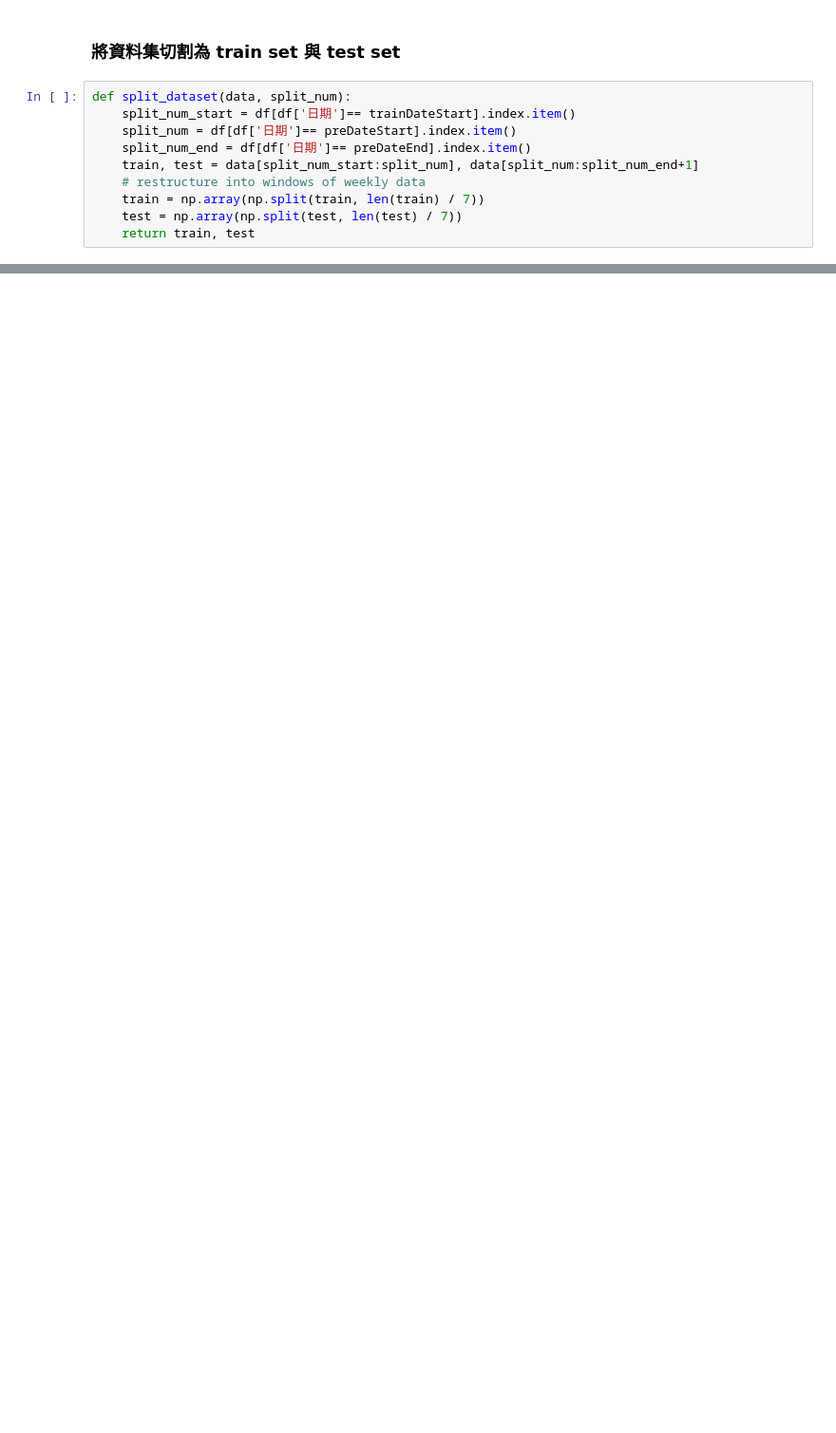
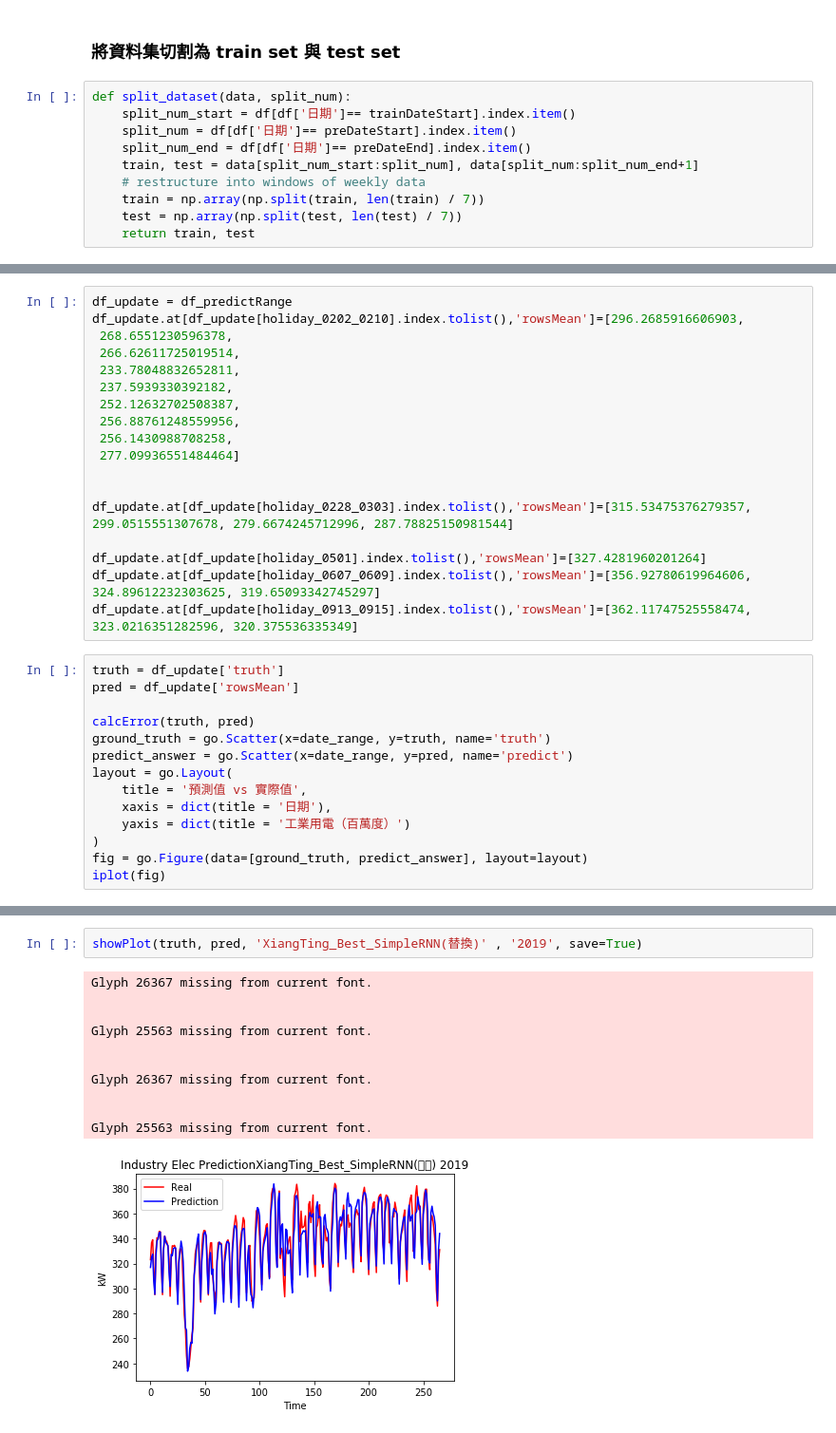
Before and after one commit to Chang-Siang/IndustryElec, a Jupyter notebook: XiangTing_Best_20200219.ipynb, the cells around one changed output, grey strips where cells are left out. Shown at 95% size. Saved outputs shown, nothing was run; the diff lists cells and outputs as text; blank space fills up the shorter version.

```diff
--- a/XiangTing_Best_20200219.ipynb
+++ b/XiangTing_Best_20200219.ipynb
@@ -338,0 +637,32 @@ def split_dataset(data, split_num):
+# %%
+df_update = df_predictRange
+df_update.at[df_update[holiday_0202_0210].index.tolist(),'rowsMean']=[296.2685916606903,
+ 268.6551230596378,
+ 266.62611725019514,
+ 233.78048832652811,
+ 237.5939330392182,
+ 252.12632702508387,
+ 256.88761248559956,
+ 256.1430988708258,
+ 277.09936551484464]
+
+
+df_update.at[df_update[holiday_0228_0303].index.tolist(),'rowsMean']=[315.53475376279357, 299.0515551307678, 279.6674245712996, 287.78825150981544]
+
+df_update.at[df_update[holiday_0501].index.tolist(),'rowsMean']=[327.4281960201264]
+df_update.at[df_update[holiday_0607_0609].index.tolist(),'rowsMean']=[356.92780619964606, 324.89612232303625, 319.65093342745297]
+df_update.at[df_update[holiday_0913_0915].index.tolist(),'rowsMean']=[362.11747525558474, 323.0216351282596, 320.375536335349]
+# %%
+truth = df_update['truth']
+pred = df_update['rowsMean']
+
+calcError(truth, pred)
+ground_truth = go.Scatter(x=date_range, y=truth, name='truth')
+predict_answer = go.Scatter(x=date_range, y=pred, name='predict')
+layout = go.Layout(
+    title = '預測值 vs 實際值',
+    xaxis = dict(title = '日期'),
+    yaxis = dict(title = '工業用電（百萬度）')
+)
+fig = go.Figure(data=[ground_truth, predict_answer], layout=layout)
+iplot(fig)
@@ -338,0 +673,14 @@ def split_dataset(data, split_num):
+# %%
+showPlot(truth, pred, 'XiangTing_Best_SimpleRNN(替換)' , '2019', save=True)
+# %% [output]
+Glyph 26367 missing from current font.
+
+
+Glyph 25563 missing from current font.
+
+
+Glyph 26367 missing from current font.
+
+
+Glyph 25563 missing from current font.
+[figure, added]
```
Also changed, not shown: parts of 28 cells of this notebook, 11 other files.
